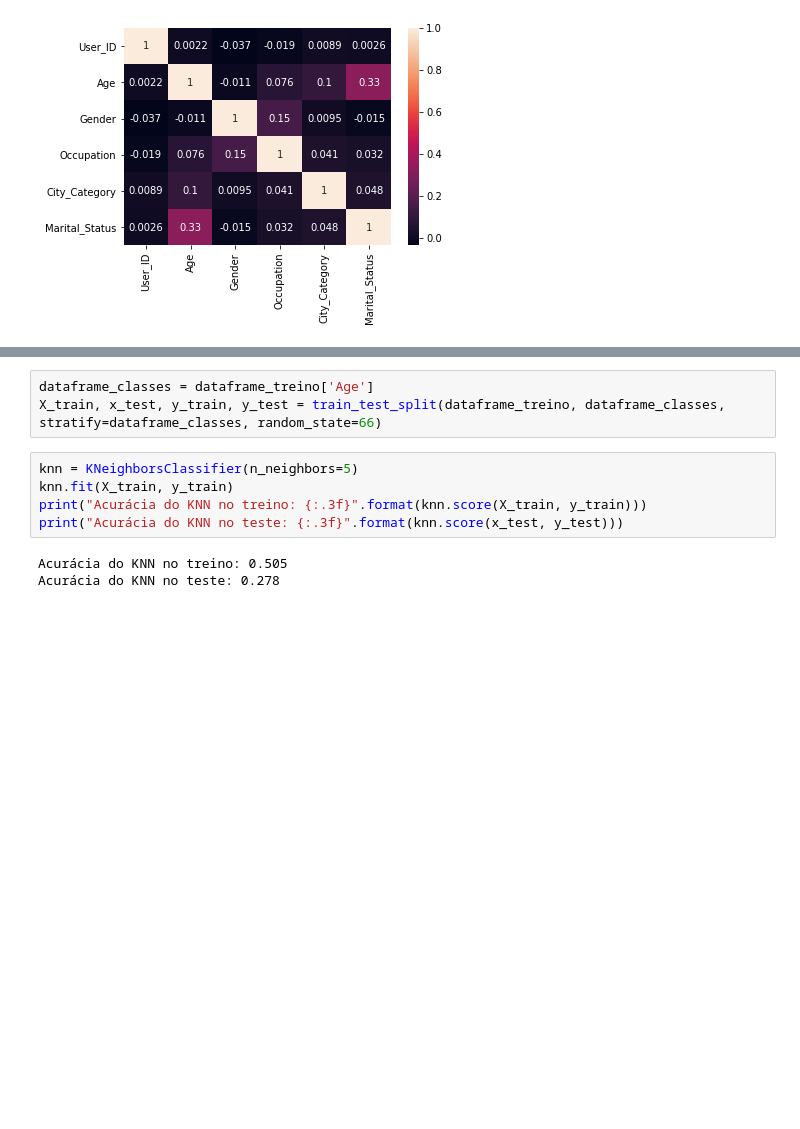
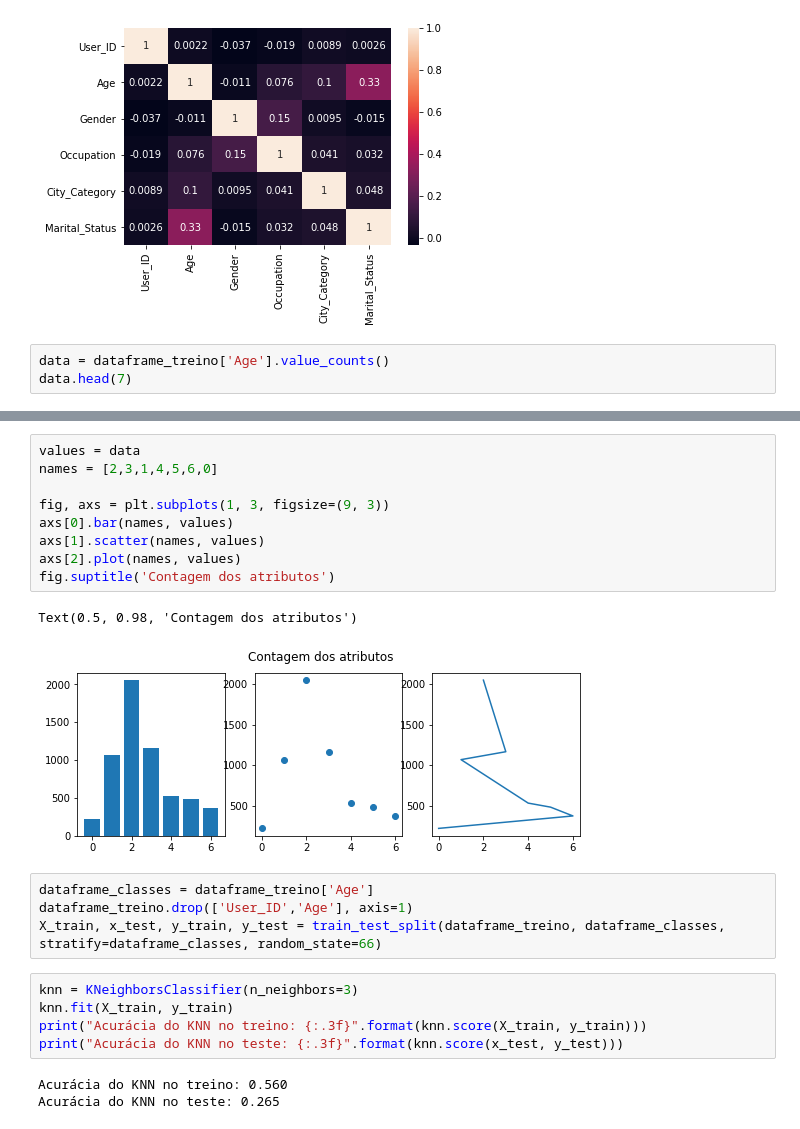
Before and after one commit to irvinglucas/machine-learning, a Jupyter notebook: KNN/knn.ipynb, the cells around one changed output, grey strips where cells are left out. Cells and saved outputs as stored; diff of their text form; blank space fills up the shorter version.

```diff
--- a/KNN/knn.ipynb
+++ b/KNN/knn.ipynb
@@ -163,3 +164,6 @@ sns.heatmap(dataframe_treino.corr(), annot=True)
 # %% [output]
 <matplotlib.axes._subplots.AxesSubplot at 0x...>
 [figure]
+# %%
+data = dataframe_treino['Age'].value_counts()
+data.head(7)
@@ -166,11 +179,24 @@ sns.heatmap(dataframe_treino.corr(), annot=True)
+# %%
+values = data
+names = [2,3,1,4,5,6,0]
+
+fig, axs = plt.subplots(1, 3, figsize=(9, 3))
+axs[0].bar(names, values)
+axs[1].scatter(names, values)
+axs[2].plot(names, values)
+fig.suptitle('Contagem dos atributos')
+# %% [output]
+Text(0.5, 0.98, 'Contagem dos atributos')
+[figure, added]
 # %%
 dataframe_classes = dataframe_treino['Age']
+dataframe_treino.drop(['User_ID','Age'], axis=1)
 X_train, x_test, y_train, y_test = train_test_split(dataframe_treino, dataframe_classes, stratify=dataframe_classes, random_state=66)
 # %%
-knn = KNeighborsClassifier(n_neighbors=5)
+knn = KNeighborsClassifier(n_neighbors=3)
 knn.fit(X_train, y_train)
 print("Acurácia do KNN no treino: {:.3f}".format(knn.score(X_train, y_train)))
 print("Acurácia do KNN no teste: {:.3f}".format(knn.score(x_test, y_test)))
 # %% [output]
-Acurácia do KNN no treino: 0.505
-Acurácia do KNN no teste: 0.278
+Acurácia do KNN no treino: 0.560
+Acurácia do KNN no teste: 0.265
```
Also changed, not shown: parts of 4 cells of this notebook, 4 other files.
